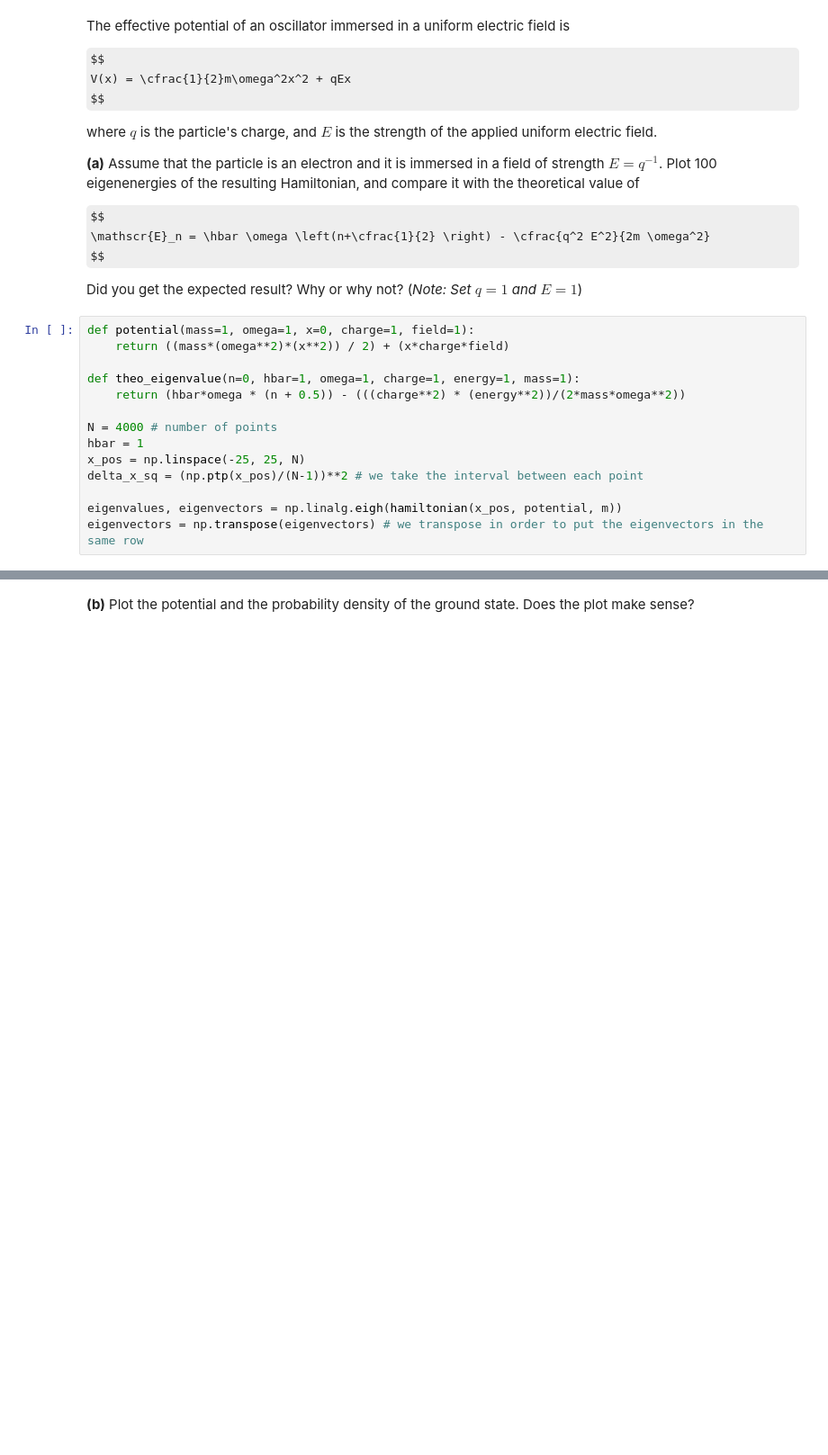
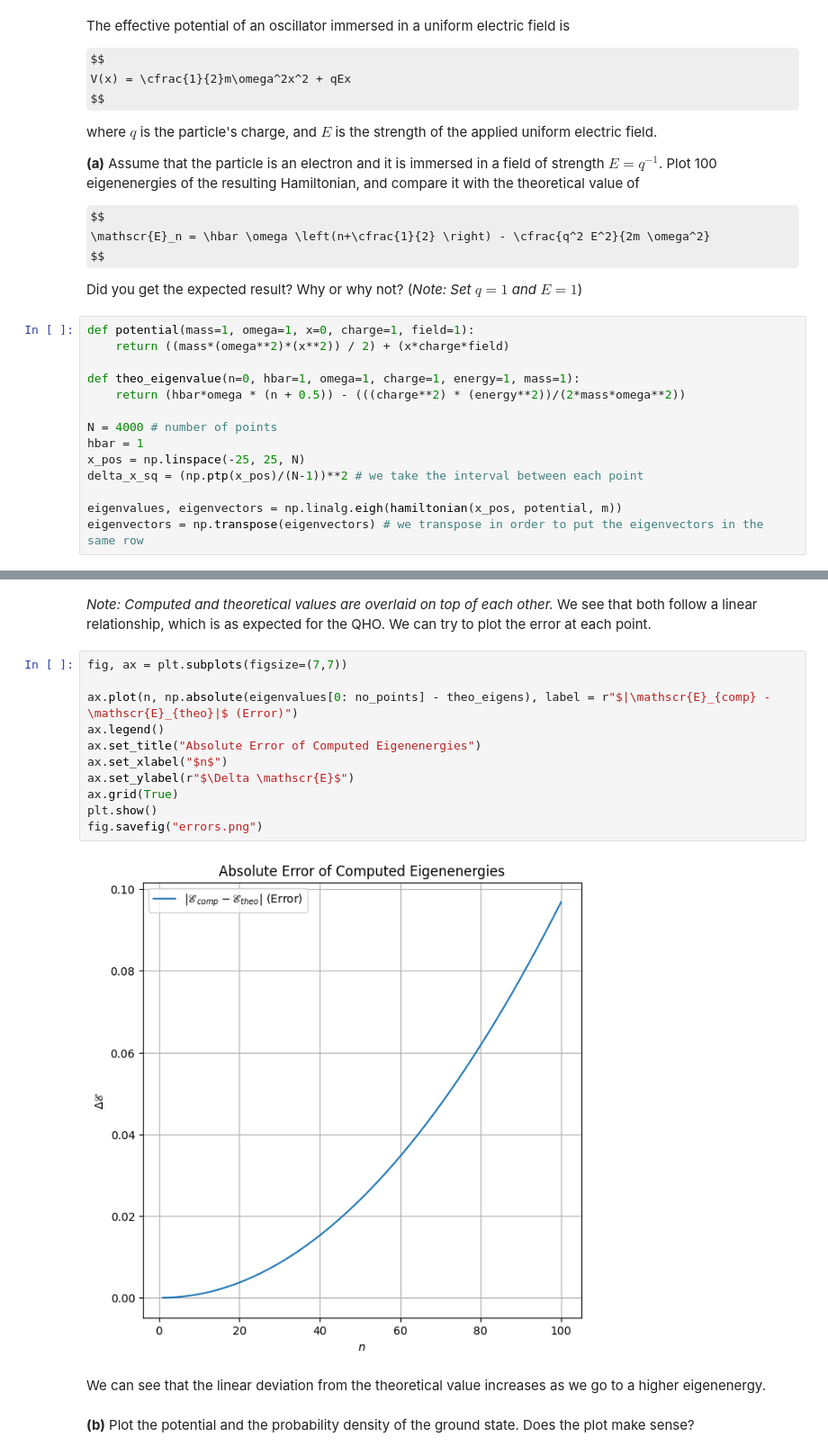
Before and after one commit to LorenzoJoquino/AP155_TX1_1sAY2627, a Jupyter notebook: Rivera/Exercise 6 - Eigenfunctions/6Eigs_RIVERA.ipynb, the cells around one changed output, grey strips where cells are left out. Shown at 90% size. Saved outputs shown, nothing was run; the diff lists cells and outputs as text; some formulas as TeX source; blank space fills up the shorter version.

```diff
--- a/Rivera/Exercise 6 - Eigenfunctions/6Eigs_RIVERA.ipynb
+++ b/Rivera/Exercise 6 - Eigenfunctions/6Eigs_RIVERA.ipynb
@@ -314,3 +338,21 @@ fig.savefig("EEnergy.png")
+# %% [markdown]
+*Note: Computed and theoretical values are overlaid on top of each other.*
+We see that both follow a linear relationship, which is as expected for the QHO. We can try to plot the error at each point.
+# %%
+fig, ax = plt.subplots(figsize=(7,7))
+
+ax.plot(n, np.absolute(eigenvalues[0: no_points] - theo_eigens), label = r"$|\mathscr{E}_{comp} - \mathscr{E}_{theo}|$ (Error)")
+ax.legend()
+ax.set_title("Absolute Error of Computed Eigenenergies")
+ax.set_xlabel("$n$")
+ax.set_ylabel(r"$\Delta \mathscr{E}$")
+ax.grid(True)
+plt.show()
+fig.savefig("errors.png")
+# %% [output]
+[figure, added]
+# %% [markdown]
+We can see that the linear deviation from the theoretical value increases as we go to a higher eigenenergy.
 # %% [markdown]
 **(b)** Plot the potential and the probability density of the ground state. Does the plot make sense?
 # %% [markdown]
```
Also changed, not shown: parts of 8 cells of this notebook, 4 other files.
